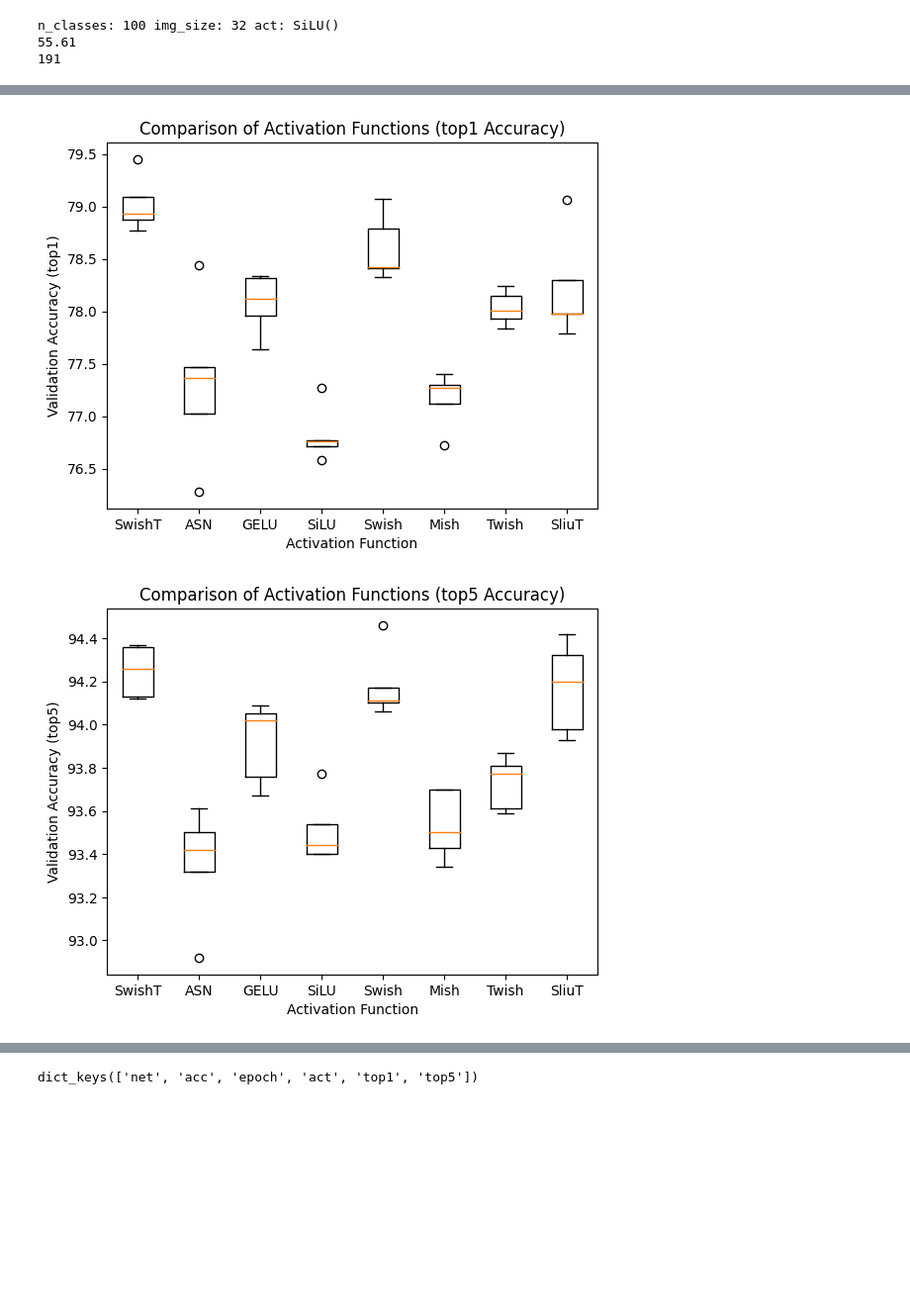
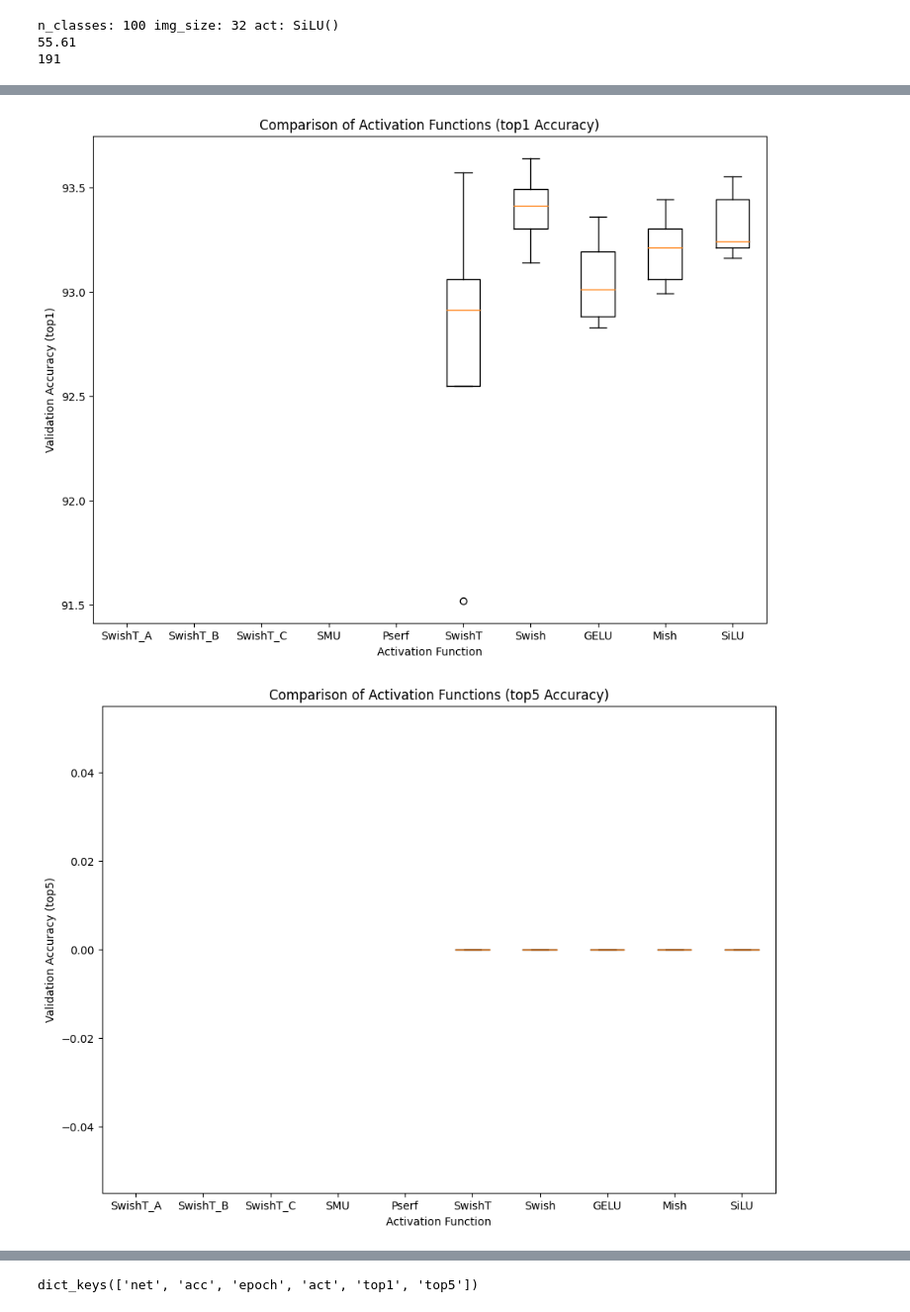
Before and after one commit to yeeca0101/cifar_infer, a Jupyter notebook: dev.ipynb, the cells around one changed output, grey strips where cells are left out. Shown: that part at 99% size. Drawn from its saved outputs; the diff is of its cells as text; code cells hidden in the pictures; blank space fills up the shorter version.

```diff
--- a/dev.ipynb
+++ b/dev.ipynb
@@ -440,7 +420,10 @@ def load_model_checkpoints(folder_path, activation_fns, repeats):
     for act_fn in activation_fns:
         # if act_fn == 'GLU': continue
         for i in range(1, repeats + 1):
-            file_name_pattern = f"{i}_ckpt_*_{act_fn}_*.pth"
+            if act_fn == 'SwishT':
+                file_name_pattern = f"{i}_ckpt_*_{act_fn}_[0-9]*.pth"
+            else:
+                file_name_pattern = f"{i}_ckpt_*_{act_fn}_*.pth"
             for file_name in os.listdir(folder_path):
                 if fnmatch.fnmatch(file_name, file_name_pattern):
                     checkpoint_path = os.path.join(folder_path, file_name)
@@ -450,11 +433,15 @@ def load_model_checkpoints(folder_path, activation_fns, repeats):
                         'top5': checkpoint['top5'],
                     }
                     all_accuracies[act_fn].append(accuracy_data)
-
-                    if 'act.beta' in checkpoint['net']:
+                    if 'act.beta' in checkpoint['net'].keys():
                         accuracy_data['beta'] = checkpoint['net']['act.beta'].cpu().numpy()
+                    elif 'module.act.beta' in checkpoint['net'].keys():
+                        accuracy_data['beta'] = checkpoint['net']['module.act.beta'].cpu().numpy()
                     else:
                         accuracy_data['beta'] = np.array([0])
+                else:
+                    # print(file_name)
+                    pass
     return all_accuracies
 
 def summarize_accuracies(accuracies_dict):
@@ -482,6 +469,7 @@ def summarize_accuracies(accuracies_dict):
             'Std of top5': np.std(top5_scores),
             'Mean of beta':np.mean(betas),
             'Std of beta': np.std(betas),
+            'Betas':[np.round(beta,2) for beta in betas]
         }
         data.append(summary)
         index.append(act_fn)
@@ -491,17 +479,18 @@ def summarize_accuracies(accuracies_dict):
 
     return df
 
-def plot_accuracies_boxplot(accuracies_dict, accuracy_type='top1'):
-    """Plot a boxplot of the accuracies for each activation function based on specified accuracy type ('top1' or 'top5').
+def plot_accuracies_boxplot(accuracies_dict, accuracy_type='top1', figsize=(10, 8)):
+    """Plot a boxplot of the accuracies for each activation function based on specified accuracy type ('top1' or 'top5') and figure size.
 
     Args:
         accuracies_dict (dict): A dictionary with activation function names as keys and lists of dictionaries (each containing 'top1' and 'top5' accuracies) as values.
         accuracy_type (str): The type of accuracy to plot ('top1' or 'top5').
+        figsize (tuple): Tuple specifying the figure size.
     """
     labels = list(accuracies_dict.keys())
     accuracies = [[result[accuracy_type] for result in accuracies_dict[act_fn]] for act_fn in labels]
 
-    fig, ax = plt.subplots()
+    fig, ax = plt.subplots(figsize=figsize)
     ax.boxplot(accuracies, labels=labels)
     ax.set_title(f'Comparison of Activation Functions ({accuracy_type} Accuracy)')
     ax.set_xlabel('Activation Function')
@@ -511,19 +574,21 @@ def plot_accuracies_boxplot(accuracies_dict, accuracy_type='top1'):
 # %%
-# base activations
 from experiments.activation.acts import *
-folder_path = './checkpoint/dev_cifar100'
+folder_path = '../pytorch_resnet_cifar10/checkpoint/dev_cifar10/save_resnet44'
+# folder_path = '../pytorch-cifar/checkpoint/dev_cifar100'
 repeats = 5  # Total number of repeats
 activation_fns = get_activations(return_type='list')
-activation_fns = [act.__class__.__name__ for act in activation_fns]
+activation_fns = [act.__name__ for act in activation_fns]
+activation_fns += ['SwishT_A','SwishT_B','SwishT_C','SwishT','Swish','GELU','Mish','SiLU','SliuT']
+activation_fns.remove('ErfAct')
+activation_fns.remove('SliuT')
 # Load model checkpoints and gather accuracies
 accuracies_dict = load_model_checkpoints(folder_path, activation_fns, repeats)
-
 # Plot the boxplot for comparison
-plot_accuracies_boxplot(accuracies_dict,accuracy_type='top1')
-plot_accuracies_boxplot(accuracies_dict,accuracy_type='top5')
+plot_accuracies_boxplot(accuracies_dict,accuracy_type='top1',figsize=(11,8))
+plot_accuracies_boxplot(accuracies_dict,accuracy_type='top5',figsize=(11,8))
 # %% [output]
-[figure, old version]
+[figure, new version]
-[figure, old version]
+[figure, new version]
 # %%
 df = summarize_accuracies(accuracies_dict)
 df.sort_values(by='Mean of top1',ascending=False)
```
Also changed, not shown: parts of 9 cells of this notebook, 8 other files.
